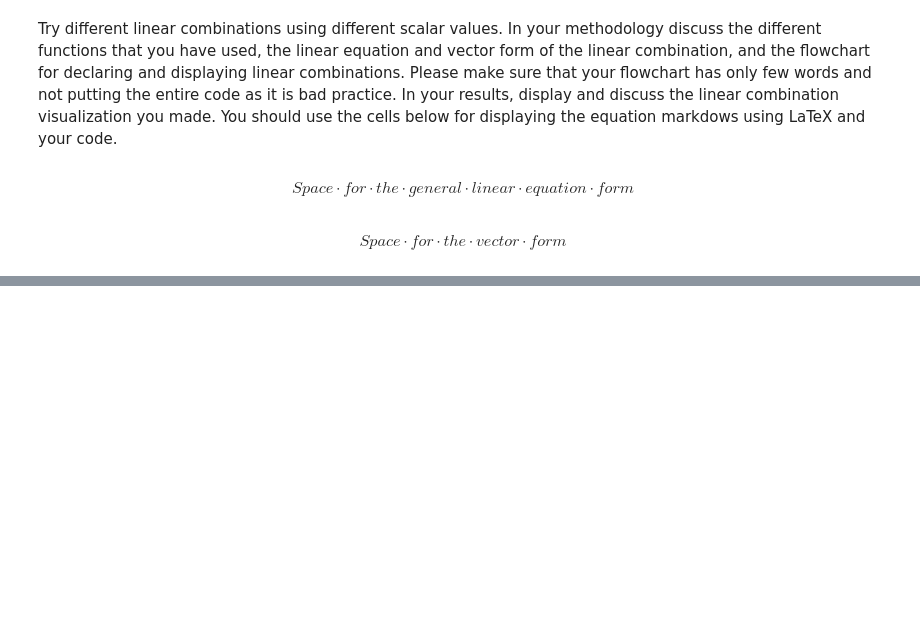
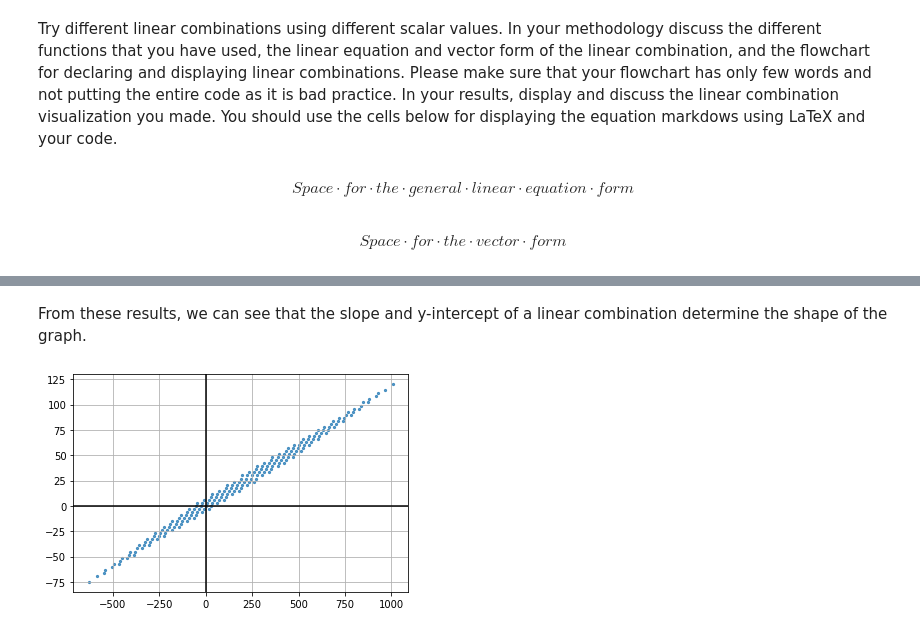
Before and after one commit to Kristel04/LinearAlgebra1T-2021-2022, a Jupyter notebook: Assignment10.ipynb, the cells around one changed output, grey strips where cells are left out. Saved outputs shown, nothing was run; the diff lists cells and outputs as text; code cells hidden in the pictures; blank space fills up the shorter version.

```diff
--- a/Assignment10.ipynb
+++ b/Assignment10.ipynb
@@ -123,0 +206,23 @@ $$Space \cdot for \cdot the \cdot vector \cdot form$$
+# %% [markdown]
+From these results, we can see that the slope and y-intercept of a linear combination determine the shape of the graph.
+# %%
+vectP = np.array([15,2])
+vectQ = np.array([27,3])
+
+R = np.arange(-15,27,3)
+
+c1, c2 = np.meshgrid(R,R)
+
+vectR = vectP + vectQ
+spanRx = c1*vectP[0] + c2*vectQ[0]
+spanRy = c1*vectP[1] + c2*vectQ[1]
+##plt.scatter(R*vectA[0],R*vectA[1])
+##plt.scatter(R*vectB[0],R*vectB[1])
+plt.scatter(spanRx,spanRy, s=5, alpha=0.75)
+
+plt.axhline(y=0, color='k')
+plt.axvline(x=0, color='k')
+plt.grid()
+plt.show()
+# %% [output]
+[figure, added]
```
Also changed, not shown: parts of 18 cells of this notebook.
